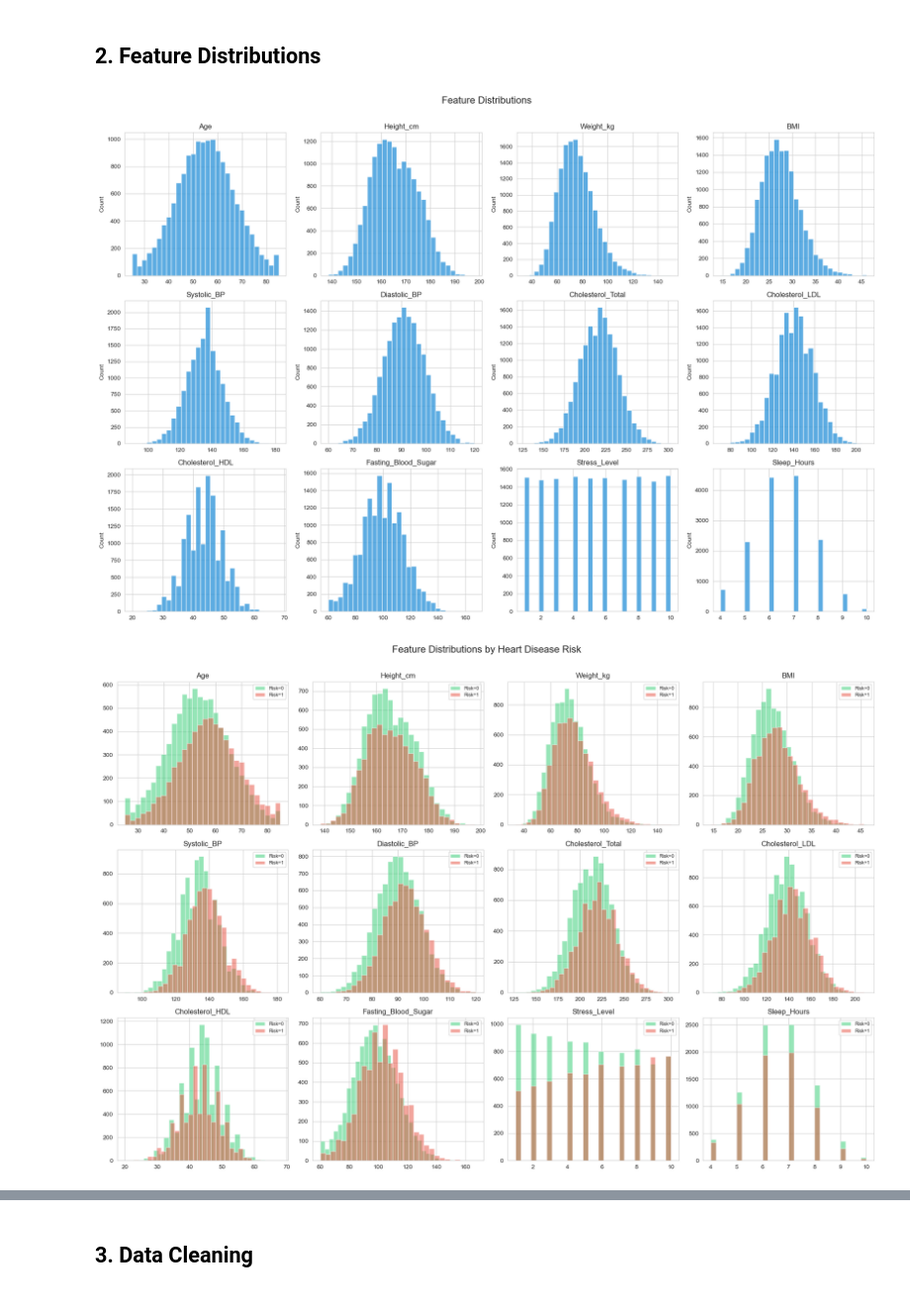
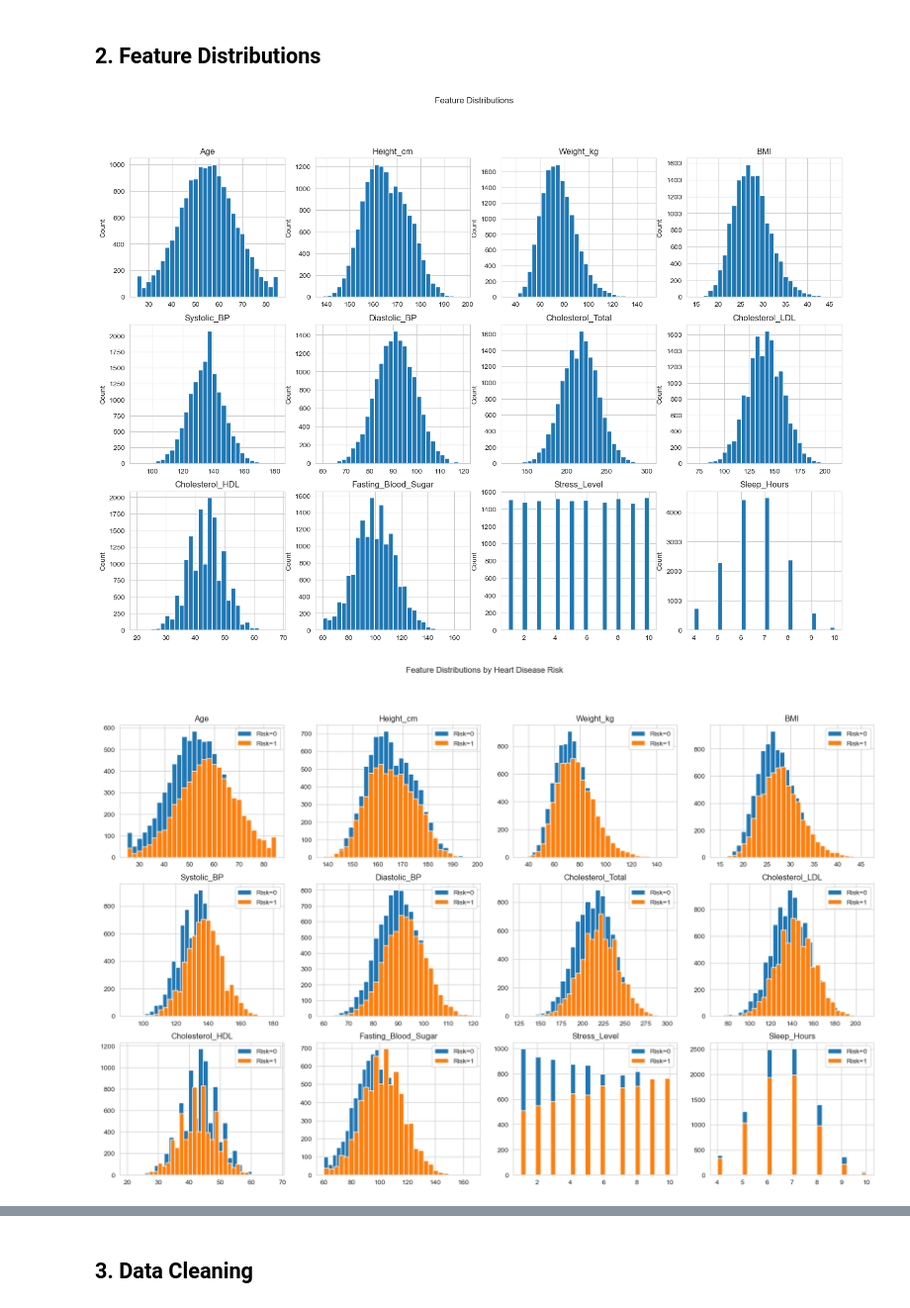
Before and after one commit to lducc/AIL303m_MiniCapstone, a Jupyter notebook: data/eda_feature_engineering.ipynb, the cells around one changed output, grey strips where cells are left out. Shown at 99% size. Saved outputs shown, nothing was run; the diff lists cells and outputs as text; code cells hidden in the pictures.

```diff
--- a/data/eda_feature_engineering.ipynb
+++ b/data/eda_feature_engineering.ipynb
@@ -97,10 +96,9 @@ print(f'Positive rate: {df["Heart_Disease_Risk"].mean()}')
 
 fig, ax = plt.subplots(figsize=(6, 4))
 sns.barplot(df['Heart_Disease_Risk'].value_counts())
-ax.set_title('Heart Disease Risk Distribution')
-ax.set_xticklabels(['No Risk (0)', 'At Risk (1)'], rotation=0)
+ax.set_title('Risk Distribution')
+ax.set_xticklabels(['No Risk (0)', 'At Risk (1)'])
 ax.set_ylabel('Count')
-plt.tight_layout()
 plt.show()
 # %% [output]
 Heart_Disease_Risk
@@ -114,34 +112,29 @@ Positive rate: 0.436
 # %%
 continuous_cols = ['Age', 'Height_cm', 'Weight_kg', 'BMI', 'Systolic_BP', 'Diastolic_BP',
                    'Cholesterol_Total', 'Cholesterol_LDL', 'Cholesterol_HDL',
                    'Fasting_Blood_Sugar', 'Stress_Level', 'Sleep_Hours']
 
 fig, axes = plt.subplots(3, 4, figsize=(18, 12))
 for i, col in enumerate(continuous_cols):
     ax = axes[i // 4, i % 4]
-    df[col].hist(bins=30, ax=ax, color='#3498db', edgecolor='white', alpha=0.8)
+    df[col].hist(bins=30, ax=ax)
     ax.set_title(col)
     ax.set_ylabel('Count')
-plt.suptitle('Feature Distributions', fontsize=16, y=1.01)
-plt.tight_layout()
+plt.suptitle('Feature Distributions')
 plt.show()
 # %% [output]
-[figure, old version]
+[figure, new version]
 # %%
 # Distributions split by target class
-fig, axes = plt.subplots(3, 4, figsize=(18, 12))
+fig, axes = plt.subplots(3, 4, figsize=(20, 12))
 for i, col in enumerate(continuous_cols):
     ax = axes[i // 4, i % 4]
-    for label, color in [(0, '#2ecc71'), (1, '#e74c3c')]:
-        df[df['Heart_Disease_Risk'] == label][col].hist(
-            bins=30, ax=ax, color=color, alpha=0.5,
-            label=f'Risk={label}', edgecolor='white'
-        )
+    for label in range(2):
+        df[df['Heart_Disease_Risk'] == label][col].hist(bins=30, ax=ax, label=f'Risk={label}')
     ax.set_title(col)
-    ax.legend(fontsize=8)
-plt.suptitle('Feature Distributions by Heart Disease Risk', fontsize=16, y=1.01)
-plt.tight_layout()
+    ax.legend()
+plt.suptitle('Feature Distributions by Heart Disease Risk')
 plt.show()
 # %% [output]
-[figure, old version]
+[figure, new version]
 # %%
```
Also changed, not shown: parts of 12 cells of this notebook, 3 other files.
